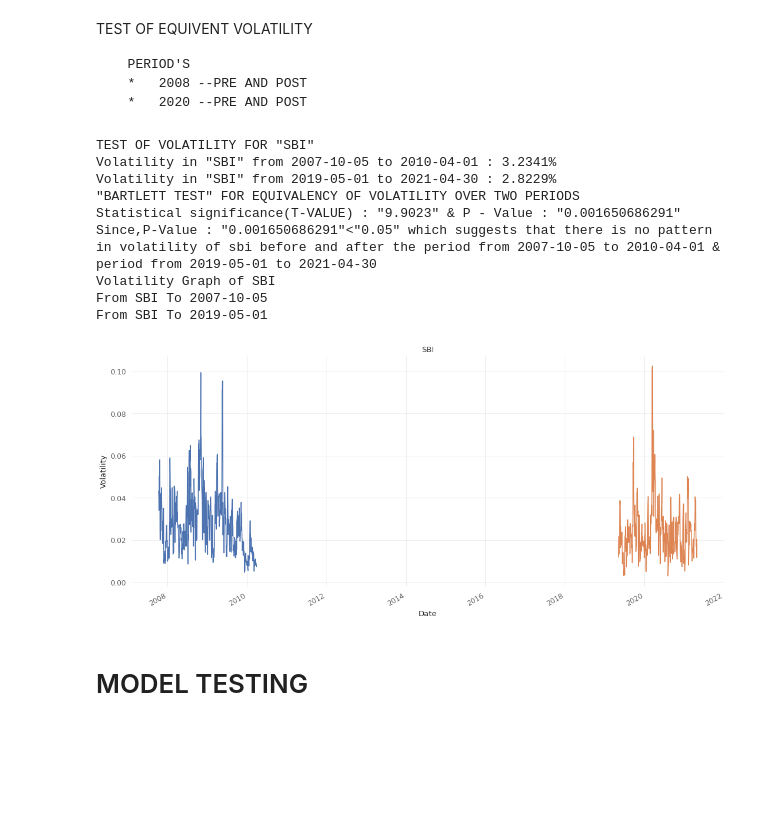
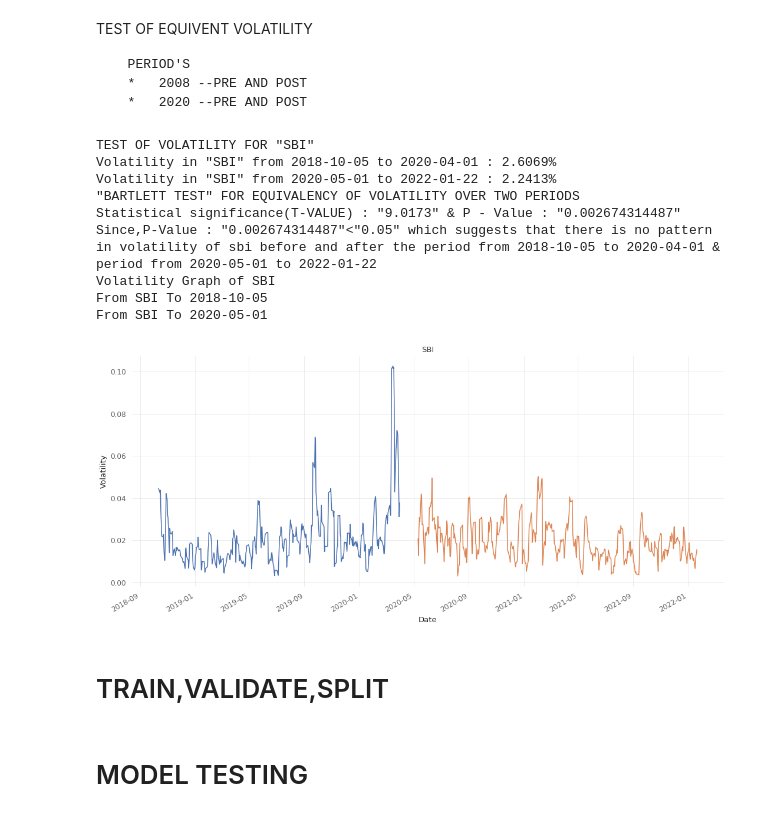
Before and after one commit to AMAYadav/PROJECTS-, a Jupyter notebook: Volatility_study.ipynb, the cells around one changed output. Drawn from its saved outputs; the diff is of its cells as text; code cells hidden in the pictures; blank space fills up the shorter version.

```diff
--- a/Volatility_study.ipynb
+++ b/Volatility_study.ipynb
@@ -439,0 +456,4 @@ Win Year %                 57.14%
+# %%
+ticker='SBIN.NS'
+start='2014-10-05'
+end='2022-01-22'
@@ -439,0 +467,8 @@ Win Year %                 57.14%
+# %%
+plt.rc("figure", figsize=(16, 12))
+from statsmodels.tsa.seasonal import seasonal_decompose
+seasonal_decompose(
+    stock['Adj Close'].resample('M')\
+    .last()
+,model='multiplicative')\
+.plot()
@@ -475,0 +594,8 @@ Win Year %                 57.14%
+# %%
+plt.rc("figure", figsize=(16, 12))
+from statsmodels.tsa.seasonal import seasonal_decompose
+seasonal_decompose(
+    returns_stock.resample('M')\
+    .last()
+,model='additive')\
+.plot()
@@ -518,18 +703,20 @@ def test_of_volatility(ticker1,start,end,start_1,end_1,returns=False,data=False,
     print('From {} To {}'.format(ticker1[:-4],start_1,end_1,vol_2))
     plot2
 # %%
-test_of_volatility('SBIN.NS',start='2007-10-05',end='2010-04-01',start_1='2019-05-01',end_1='2021-04-30',graph=True)
+test_of_volatility('SBIN.NS',start='2018-10-05',end='2020-04-01',start_1='2020-05-01',end_1='2022-01-22',graph=True)
 # %% [output]
 TEST OF VOLATILITY FOR "SBI"
-Volatility in "SBI" from 2007-10-05 to 2010-04-01 : 3.2341%
-Volatility in "SBI" from 2019-05-01 to 2021-04-30 : 2.8229%
+Volatility in "SBI" from 2018-10-05 to 2020-04-01 : 2.6069%
+Volatility in "SBI" from 2020-05-01 to 2022-01-22 : 2.2413%
 "BARTLETT TEST" FOR EQUIVALENCY OF VOLATILITY OVER TWO PERIODS
-Statistical significance(T-VALUE) : "9.9023" & P - Value : "0.001650686291"
-Since,P-Value : "0.001650686291"<"0.05" which suggests that there is no pattern in volatility of sbi before and after the period from 2007-10-05 to 2010-04-01 & period from 2019-05-01 to 2021-04-30
+Statistical significance(T-VALUE) : "9.0173" & P - Value : "0.002674314487"
+Since,P-Value : "0.002674314487"<"0.05" which suggests that there is no pattern in volatility of sbi before and after the period from 2018-10-05 to 2020-04-01 & period from 2020-05-01 to 2022-01-22
 Volatility Graph of SBI
-From SBI To 2007-10-05
-From SBI To 2019-05-01
+From SBI To 2018-10-05
+From SBI To 2020-05-01
-[figure, old version]
+[figure, new version]
+# %% [markdown]
+# TRAIN,VALIDATE,SPLIT
 # %% [markdown]
 # MODEL TESTING
 # %%
```
Also changed, not shown: parts of 28 cells of this notebook.
